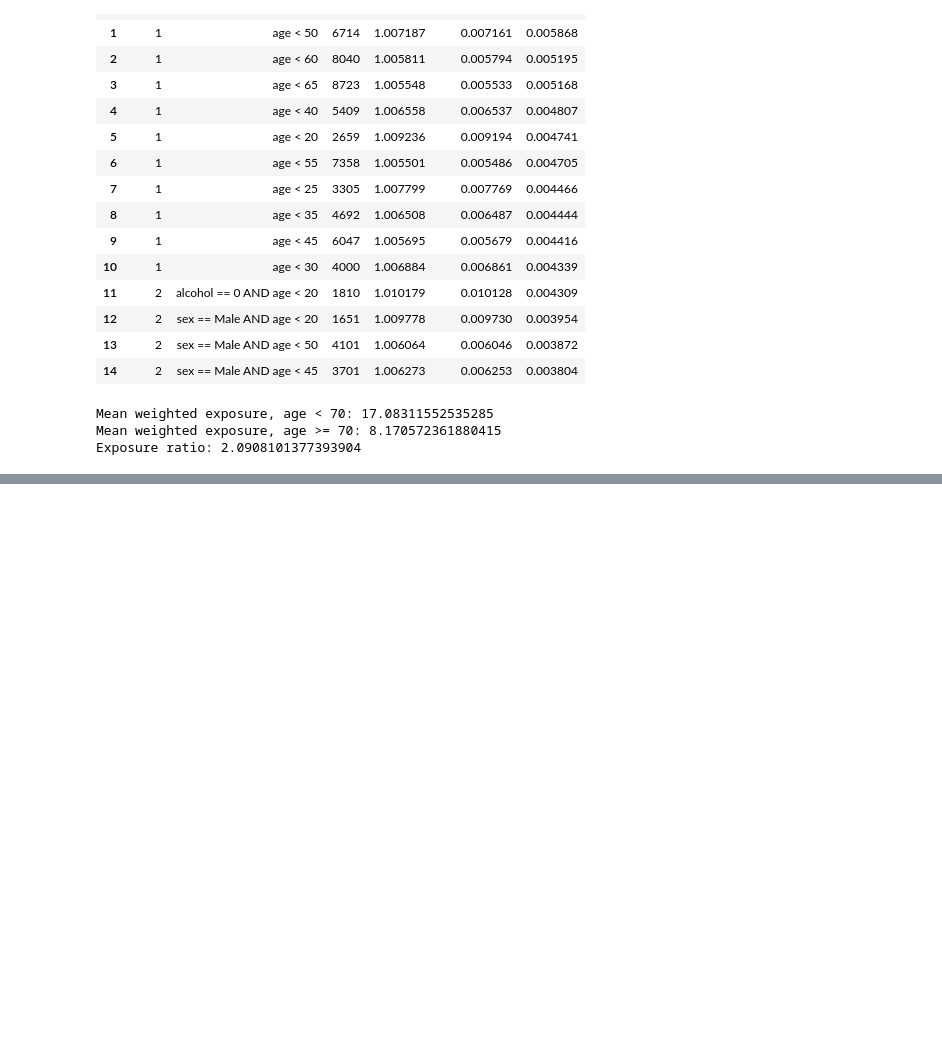
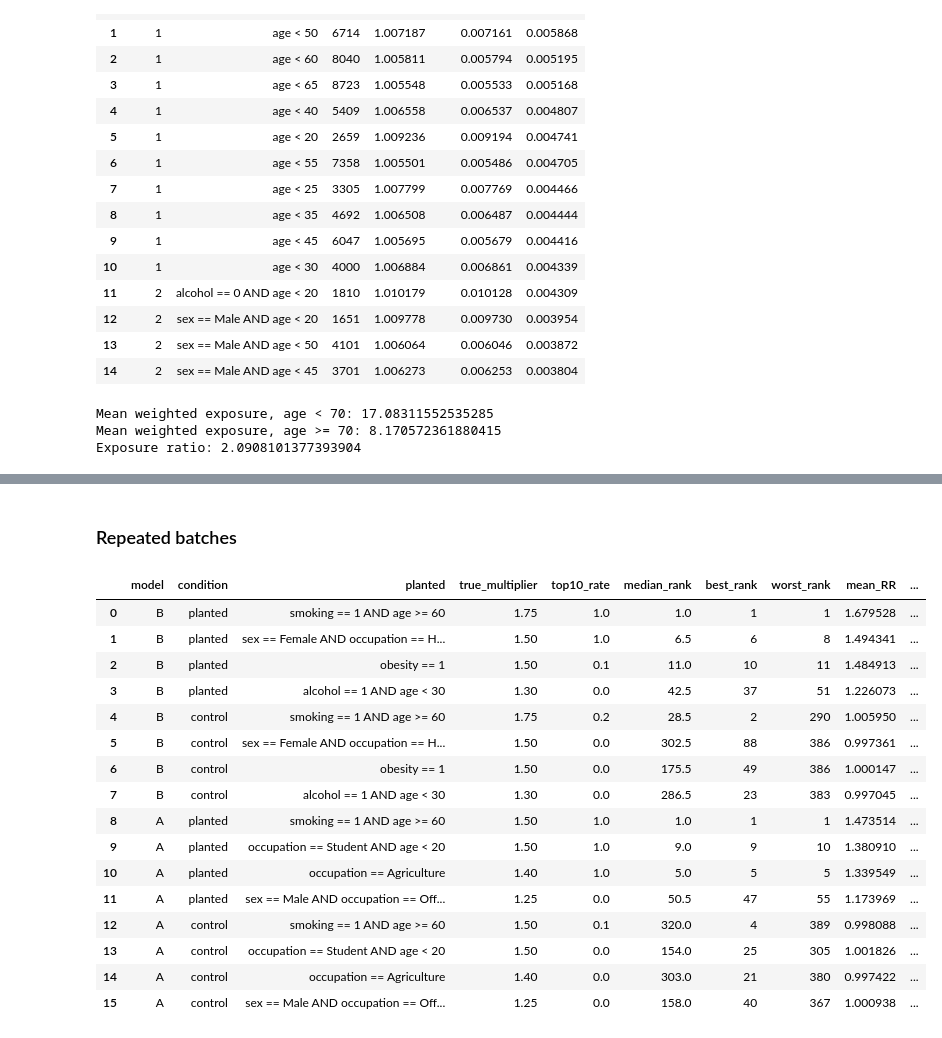
Before and after one commit to kustersjarl/sir-graph-emm, a Jupyter notebook: notebooks/simulation_test.ipynb, the cells around one changed output, grey strips where cells are left out. Cells and saved outputs as stored; diff of their text form; code cells hidden in the pictures; blank space fills up the shorter version.

Commit message:
planted subgroups

```diff
--- a/notebooks/simulation_test.ipynb
+++ b/notebooks/simulation_test.ipynb
@@ -6796,0 +7022,26 @@ Exposure ratio: 2.0908101377393904
+# %%
+MULTI_EXPERIMENT_SEED = 20261024
+
+MODEL_B_PLANTED = {
+    "smoking == 1 AND age >= 60": 1.75,
+    "sex == Female AND occupation == Healthcare": 1.50,
+    "obesity == 1": 1.50,
+    "alcohol == 1 AND age < 30": 1.30,
+}
+
+model_b_planted_groups = make_planted_groups(MODEL_B_PLANTED)
+
+# Overlap between planted groups (members in both get both multipliers)
+display(
+    pd.DataFrame(
+        [
+            [
+                int((a["mask"] & b["mask"]).sum())
+                for b in model_b_planted_groups.values()
+            ]
+            for a in model_b_planted_groups.values()
+        ],
+        index=list(model_b_planted_groups),
+        columns=list(model_b_planted_groups),
+    )
+)
@@ -6796,0 +7325,2 @@ Exposure ratio: 2.0908101377393904
+# %% [markdown]
+### Repeated batches
@@ -6796,0 +7455,35 @@ Exposure ratio: 2.0908101377393904
+# %%
+planted_batch_summary = (
+    planted_batches_df
+    .groupby(["model", "condition", "planted"], sort=False)
+    .agg(
+        true_multiplier=("true_multiplier", "first"),
+        top10_rate=("top10", "mean"),
+        median_rank=("exact_rank", "median"),
+        best_rank=("exact_rank", "min"),
+        worst_rank=("exact_rank", "max"),
+        mean_RR=("estimated_RR", "mean"),
+        sd_RR=("estimated_RR", "std"),
+    )
+    .reset_index()
+)
+
+planted_batch_summary
+# %% [output]
+|  | model | condition | planted | true_multiplier | top10_rate | median_rank | best_rank | worst_rank | mean_RR | ... |
+| 0 | B | planted | smoking == 1 AND age >= 60 | 1.75 | 1.0 | 1.0 | 1 | 1 | 1.679528 | ... |
+| 1 | B | planted | sex == Female AND occupation == H... | 1.50 | 1.0 | 6.5 | 6 | 8 | 1.494341 | ... |
+| 2 | B | planted | obesity == 1 | 1.50 | 0.1 | 11.0 | 10 | 11 | 1.484913 | ... |
+| 3 | B | planted | alcohol == 1 AND age < 30 | 1.30 | 0.0 | 42.5 | 37 | 51 | 1.226073 | ... |
+| 4 | B | control | smoking == 1 AND age >= 60 | 1.75 | 0.2 | 28.5 | 2 | 290 | 1.005950 | ... |
+| 5 | B | control | sex == Female AND occupation == H... | 1.50 | 0.0 | 302.5 | 88 | 386 | 0.997361 | ... |
+| 6 | B | control | obesity == 1 | 1.50 | 0.0 | 175.5 | 49 | 386 | 1.000147 | ... |
+| 7 | B | control | alcohol == 1 AND age < 30 | 1.30 | 0.0 | 286.5 | 23 | 383 | 0.997045 | ... |
+| 8 | A | planted | smoking == 1 AND age >= 60 | 1.50 | 1.0 | 1.0 | 1 | 1 | 1.473514 | ... |
+| 9 | A | planted | occupation == Student AND age < 20 | 1.50 | 1.0 | 9.0 | 9 | 10 | 1.380910 | ... |
+| 10 | A | planted | occupation == Agriculture | 1.40 | 1.0 | 5.0 | 5 | 5 | 1.339549 | ... |
+| 11 | A | planted | sex == Male AND occupation == Off... | 1.25 | 0.0 | 50.5 | 47 | 55 | 1.173969 | ... |
+| 12 | A | control | smoking == 1 AND age >= 60 | 1.50 | 0.1 | 320.0 | 4 | 389 | 0.998088 | ... |
+| 13 | A | control | occupation == Student AND age < 20 | 1.50 | 0.0 | 154.0 | 25 | 305 | 1.001826 | ... |
+| 14 | A | control | occupation == Agriculture | 1.40 | 0.0 | 303.0 | 21 | 380 | 0.997422 | ... |
+| 15 | A | control | sex == Male AND occupation == Off... | 1.25 | 0.0 | 158.0 | 40 | 367 | 1.000938 | ... |
```
Also changed, not shown: parts of 24 cells of this notebook, 1 other file.
